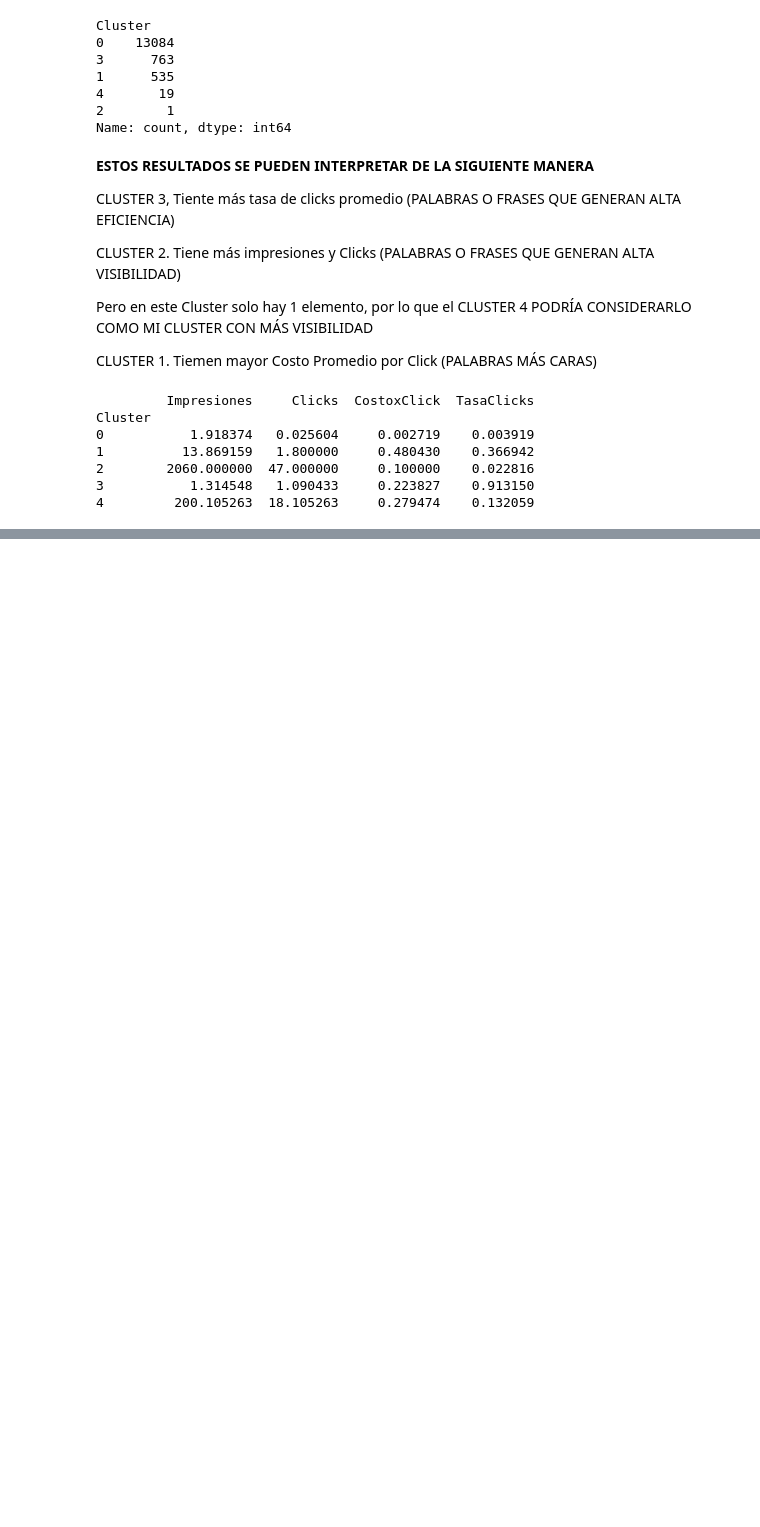
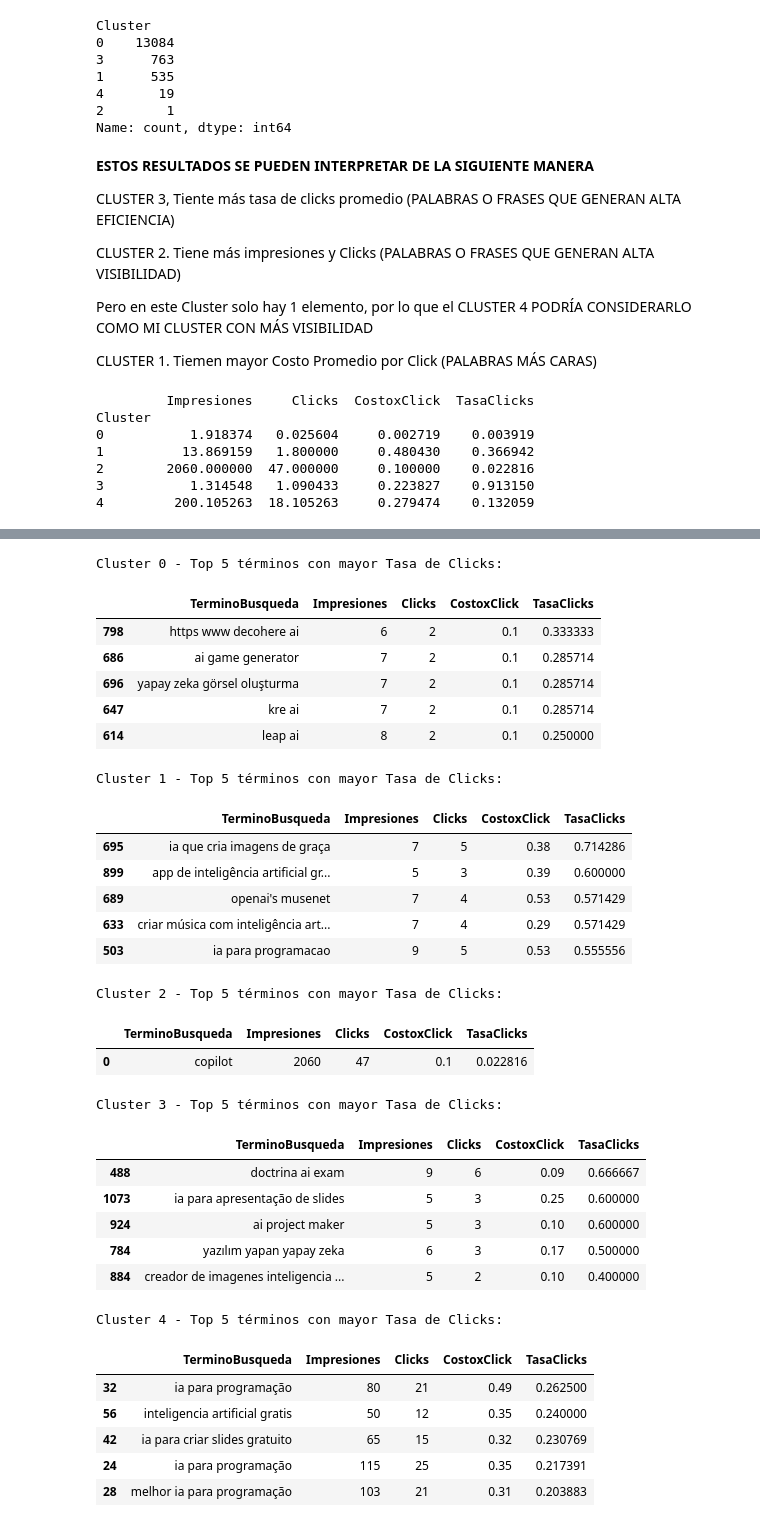
Before and after one commit to mpaomend/g6_aprendizajeautomaticoico_s3, a Jupyter notebook: colab/g6_aprendizajeautomaticoico_s3_KMEANS.ipynb, the cells around one changed output, grey strips where cells are left out. Cells and saved outputs as stored; diff of their text form; code cells hidden in the pictures; blank space fills up the shorter version.

```diff
--- a/colab/g6_aprendizajeautomaticoico_s3_KMEANS.ipynb
+++ b/colab/g6_aprendizajeautomaticoico_s3_KMEANS.ipynb
@@ -108,0 +161,43 @@ Cluster
+# %%
+#filtrar términos con al menos 10 impresiones para evitar sesgos
+df_mostrarterminos = df[df['Impresiones'] >= 5]
+
+# Mostrar los 5 mejores términos por cluster con mayor CTR
+for c in sorted(df_mostrarterminos['Cluster'].unique()):
+    print(f"\nCluster {c} - Top 5 términos con mayor Tasa de Clicks:\n")
+    display(df_mostrarterminos[df_mostrarterminos['Cluster'] == c]
+            .sort_values(by='TasaClicks', ascending=False)
+            .loc[:, ['TerminoBusqueda', 'Impresiones', 'Clicks', 'CostoxClick', 'TasaClicks']]
+            .head(5))
+# %% [output]
+Cluster 0 - Top 5 términos con mayor Tasa de Clicks:
+|  | TerminoBusqueda | Impresiones | Clicks | CostoxClick | TasaClicks |
+| 798 | https www decohere ai | 6 | 2 | 0.1 | 0.333333 |
+| 686 | ai game generator | 7 | 2 | 0.1 | 0.285714 |
+| 696 | yapay zeka görsel oluşturma | 7 | 2 | 0.1 | 0.285714 |
+| 647 | kre ai | 7 | 2 | 0.1 | 0.285714 |
+| 614 | leap ai | 8 | 2 | 0.1 | 0.250000 |
+Cluster 1 - Top 5 términos con mayor Tasa de Clicks:
+|  | TerminoBusqueda | Impresiones | Clicks | CostoxClick | TasaClicks |
+| 695 | ia que cria imagens de graça | 7 | 5 | 0.38 | 0.714286 |
+| 899 | app de inteligência artificial gr... | 5 | 3 | 0.39 | 0.600000 |
+| 689 | openai's musenet | 7 | 4 | 0.53 | 0.571429 |
+| 633 | criar música com inteligência art... | 7 | 4 | 0.29 | 0.571429 |
+| 503 | ia para programacao | 9 | 5 | 0.53 | 0.555556 |
+Cluster 2 - Top 5 términos con mayor Tasa de Clicks:
+|  | TerminoBusqueda | Impresiones | Clicks | CostoxClick | TasaClicks |
+| 0 | copilot | 2060 | 47 | 0.1 | 0.022816 |
+Cluster 3 - Top 5 términos con mayor Tasa de Clicks:
+|  | TerminoBusqueda | Impresiones | Clicks | CostoxClick | TasaClicks |
+| 488 | doctrina ai exam | 9 | 6 | 0.09 | 0.666667 |
+| 1073 | ia para apresentação de slides | 5 | 3 | 0.25 | 0.600000 |
+| 924 | ai project maker | 5 | 3 | 0.10 | 0.600000 |
+| 784 | yazılım yapan yapay zeka | 6 | 3 | 0.17 | 0.500000 |
+| 884 | creador de imagenes inteligencia ... | 5 | 2 | 0.10 | 0.400000 |
+Cluster 4 - Top 5 términos con mayor Tasa de Clicks:
+|  | TerminoBusqueda | Impresiones | Clicks | CostoxClick | TasaClicks |
+| 32 | ia para programação | 80 | 21 | 0.49 | 0.262500 |
+| 56 | inteligencia artificial gratis | 50 | 12 | 0.35 | 0.240000 |
+| 42 | ia para criar slides gratuito | 65 | 15 | 0.32 | 0.230769 |
+| 24 | ia para programação | 115 | 25 | 0.35 | 0.217391 |
+| 28 | melhor ia para programação | 103 | 21 | 0.31 | 0.203883 |
```
Also changed, not shown: parts of 5 cells of this notebook.
